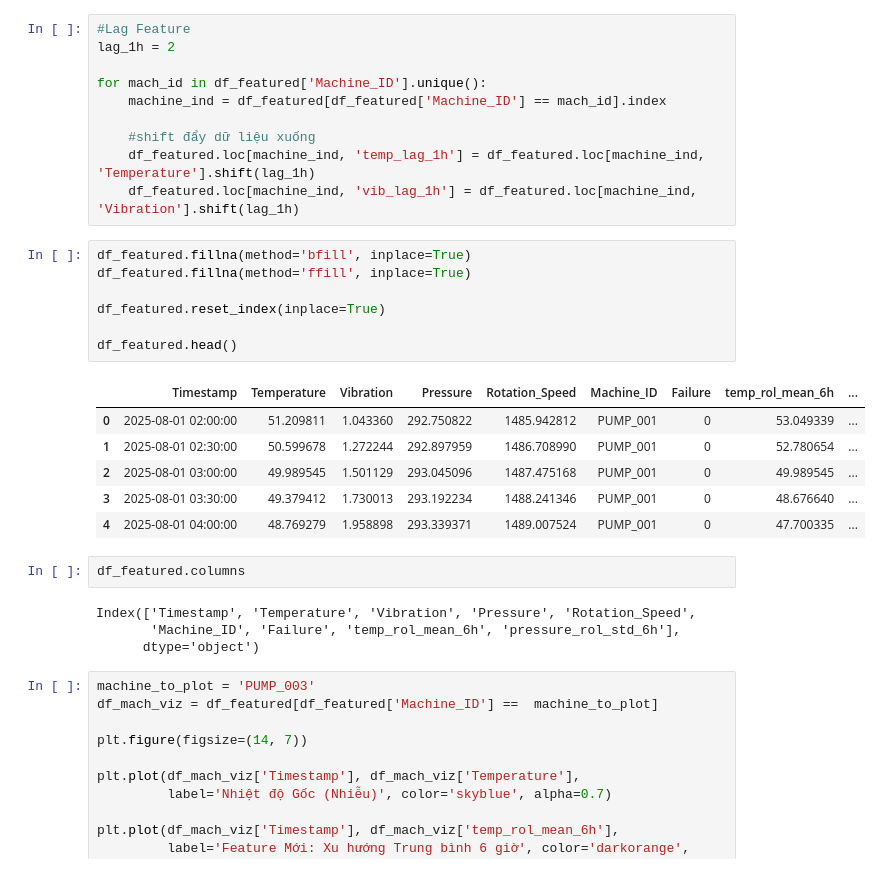
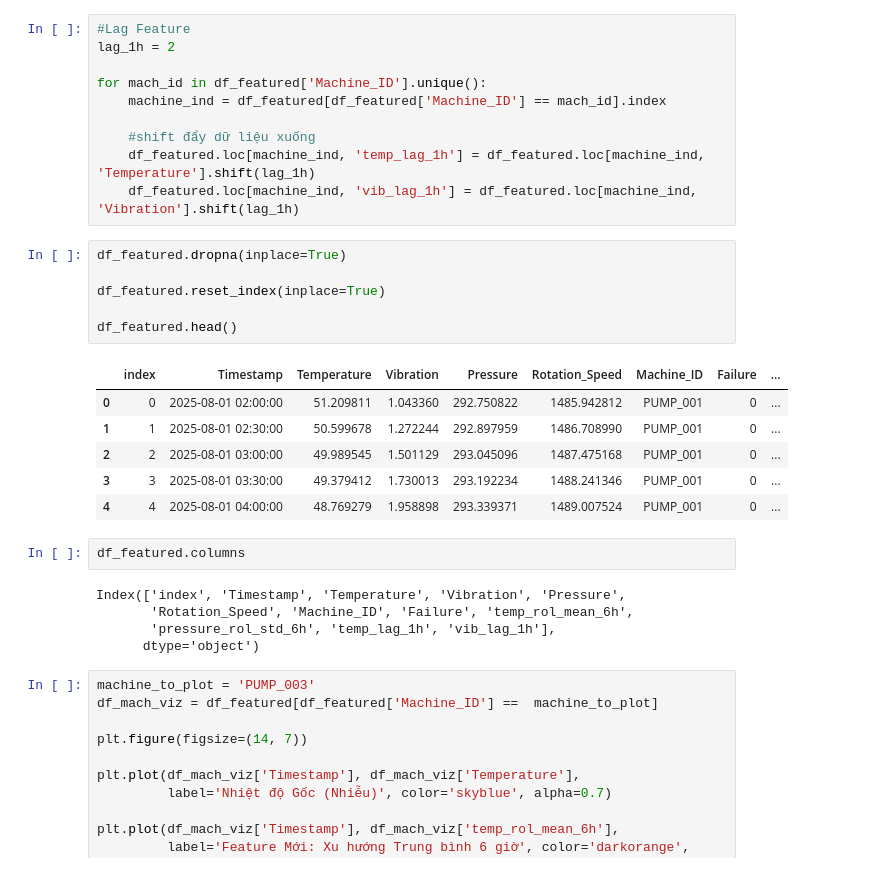
Before and after one commit to nmhkha/dm-project, a Jupyter notebook: pre.ipynb, the cells around one changed output. Saved outputs shown, nothing was run; the diff lists cells and outputs as text.

```diff
--- a/pre.ipynb
+++ b/pre.ipynb
@@ -300,24 +300,24 @@ for mach_id in df_featured['Machine_ID'].unique():
     df_featured.loc[machine_ind, 'temp_lag_1h'] = df_featured.loc[machine_ind, 'Temperature'].shift(lag_1h)
     df_featured.loc[machine_ind, 'vib_lag_1h'] = df_featured.loc[machine_ind, 'Vibration'].shift(lag_1h)
 # %%
-df_featured.fillna(method='bfill', inplace=True)
-df_featured.fillna(method='ffill', inplace=True)
+df_featured.dropna(inplace=True)
 
 df_featured.reset_index(inplace=True)
 
 df_featured.head()
 # %% [output]
-|  | Timestamp | Temperature | Vibration | Pressure | Rotation_Speed | Machine_ID | Failure | temp_rol_mean_6h | ... |
-| 0 | 2025-08-01 02:00:00 | 51.209811 | 1.043360 | 292.750822 | 1485.942812 | PUMP_001 | 0 | 53.049339 | ... |
-| 1 | 2025-08-01 02:30:00 | 50.599678 | 1.272244 | 292.897959 | 1486.708990 | PUMP_001 | 0 | 52.780654 | ... |
-| 2 | 2025-08-01 03:00:00 | 49.989545 | 1.501129 | 293.045096 | 1487.475168 | PUMP_001 | 0 | 49.989545 | ... |
-| 3 | 2025-08-01 03:30:00 | 49.379412 | 1.730013 | 293.192234 | 1488.241346 | PUMP_001 | 0 | 48.676640 | ... |
-| 4 | 2025-08-01 04:00:00 | 48.769279 | 1.958898 | 293.339371 | 1489.007524 | PUMP_001 | 0 | 47.700335 | ... |
+|  | index | Timestamp | Temperature | Vibration | Pressure | Rotation_Speed | Machine_ID | Failure | ... |
+| 0 | 0 | 2025-08-01 02:00:00 | 51.209811 | 1.043360 | 292.750822 | 1485.942812 | PUMP_001 | 0 | ... |
+| 1 | 1 | 2025-08-01 02:30:00 | 50.599678 | 1.272244 | 292.897959 | 1486.708990 | PUMP_001 | 0 | ... |
+| 2 | 2 | 2025-08-01 03:00:00 | 49.989545 | 1.501129 | 293.045096 | 1487.475168 | PUMP_001 | 0 | ... |
+| 3 | 3 | 2025-08-01 03:30:00 | 49.379412 | 1.730013 | 293.192234 | 1488.241346 | PUMP_001 | 0 | ... |
+| 4 | 4 | 2025-08-01 04:00:00 | 48.769279 | 1.958898 | 293.339371 | 1489.007524 | PUMP_001 | 0 | ... |
 # %%
 df_featured.columns
 # %% [output]
-Index(['Timestamp', 'Temperature', 'Vibration', 'Pressure', 'Rotation_Speed',
-       'Machine_ID', 'Failure', 'temp_rol_mean_6h', 'pressure_rol_std_6h'],
+Index(['index', 'Timestamp', 'Temperature', 'Vibration', 'Pressure',
+       'Rotation_Speed', 'Machine_ID', 'Failure', 'temp_rol_mean_6h',
+       'pressure_rol_std_6h', 'temp_lag_1h', 'vib_lag_1h'],
       dtype='object')
 # %%
 machine_to_plot = 'PUMP_003'
```
Also changed, not shown: parts of 25 cells of this notebook.
